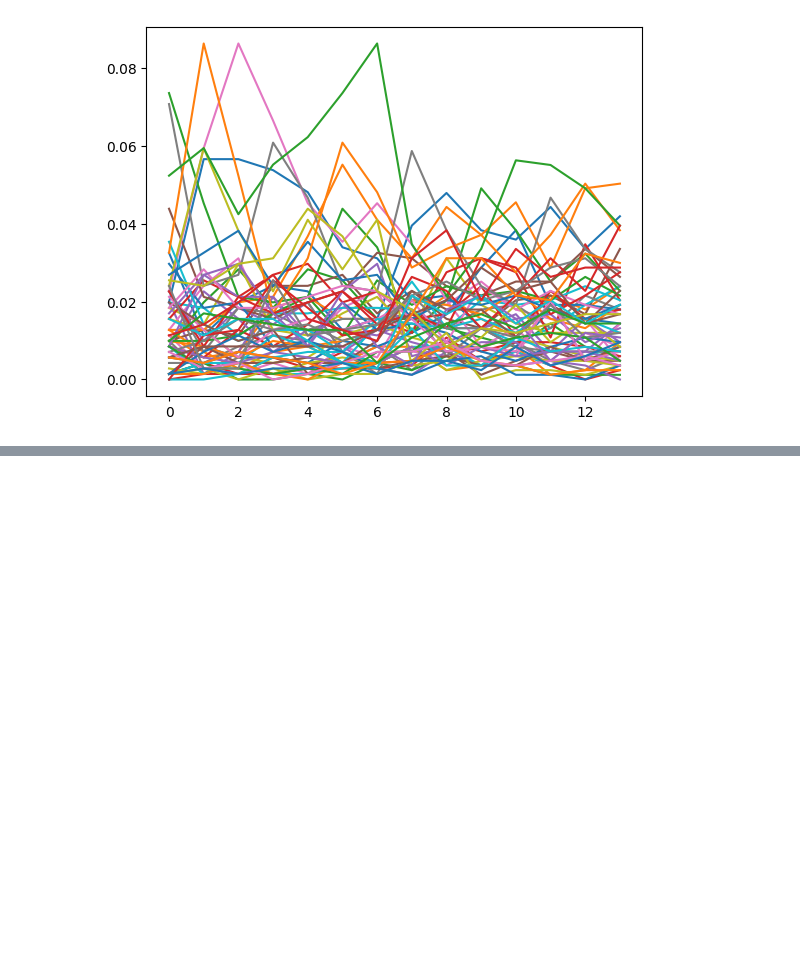
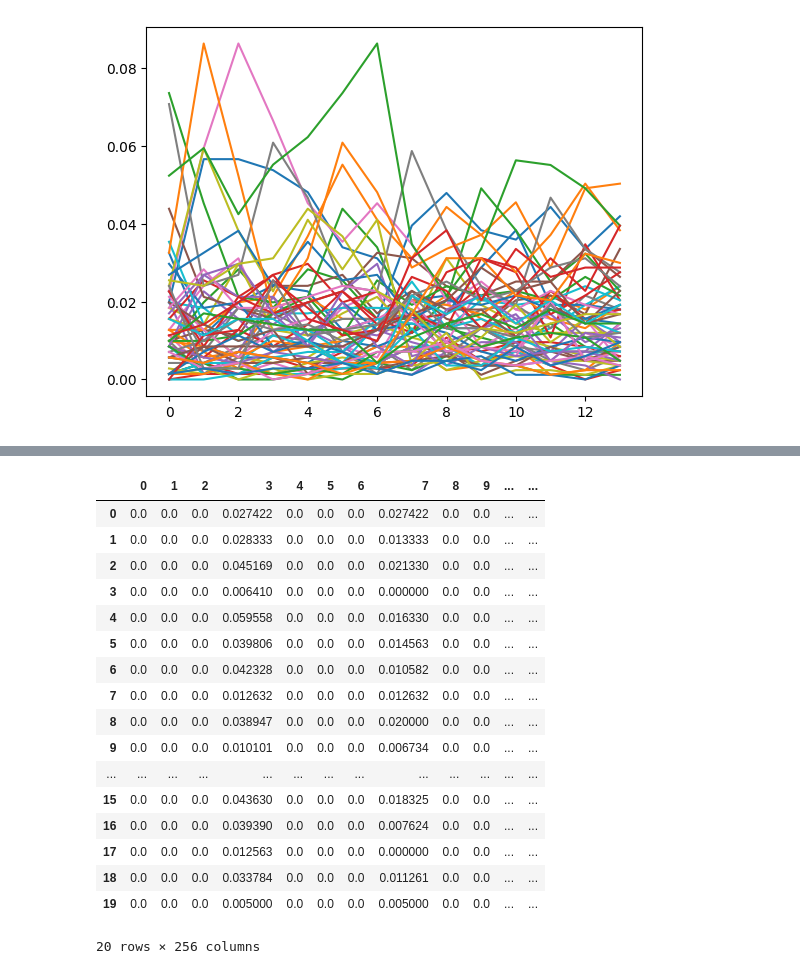
Before and after one commit to Adelaide-ReXIL/XV_prelim, a Jupyter notebook: Code/clinicalLBP.ipynb, the cells around one changed output, grey strips where cells are left out. Cells and saved outputs as stored; diff of their text form; code cells hidden in the pictures; blank space fills up the shorter version.

```diff
--- a/Code/clinicalLBP.ipynb
+++ b/Code/clinicalLBP.ipynb
@@ -249,0 +264,26 @@ for _,row in df.iterrows():
+# %%
+label=[]
+features=pd.DataFrame()
+
+for r in res:
+    label.append(r[0])
+    features=pd.concat([features,r[1]],ignore_index=True)
+# %% [output]
+|  | 0 | 1 | 2 | 3 | 4 | 5 | 6 | 7 | 8 | 9 | ... | ... |
+| 0 | 0.0 | 0.0 | 0.0 | 0.027422 | 0.0 | 0.0 | 0.0 | 0.027422 | 0.0 | 0.0 | ... | ... |
+| 1 | 0.0 | 0.0 | 0.0 | 0.028333 | 0.0 | 0.0 | 0.0 | 0.013333 | 0.0 | 0.0 | ... | ... |
+| 2 | 0.0 | 0.0 | 0.0 | 0.045169 | 0.0 | 0.0 | 0.0 | 0.021330 | 0.0 | 0.0 | ... | ... |
+| 3 | 0.0 | 0.0 | 0.0 | 0.006410 | 0.0 | 0.0 | 0.0 | 0.000000 | 0.0 | 0.0 | ... | ... |
+| 4 | 0.0 | 0.0 | 0.0 | 0.059558 | 0.0 | 0.0 | 0.0 | 0.016330 | 0.0 | 0.0 | ... | ... |
+| 5 | 0.0 | 0.0 | 0.0 | 0.039806 | 0.0 | 0.0 | 0.0 | 0.014563 | 0.0 | 0.0 | ... | ... |
+| 6 | 0.0 | 0.0 | 0.0 | 0.042328 | 0.0 | 0.0 | 0.0 | 0.010582 | 0.0 | 0.0 | ... | ... |
+| 7 | 0.0 | 0.0 | 0.0 | 0.012632 | 0.0 | 0.0 | 0.0 | 0.012632 | 0.0 | 0.0 | ... | ... |
+| 8 | 0.0 | 0.0 | 0.0 | 0.038947 | 0.0 | 0.0 | 0.0 | 0.020000 | 0.0 | 0.0 | ... | ... |
+| 9 | 0.0 | 0.0 | 0.0 | 0.010101 | 0.0 | 0.0 | 0.0 | 0.006734 | 0.0 | 0.0 | ... | ... |
+| ... | ... | ... | ... | ... | ... | ... | ... | ... | ... | ... | ... | ... |
+| 15 | 0.0 | 0.0 | 0.0 | 0.043630 | 0.0 | 0.0 | 0.0 | 0.018325 | 0.0 | 0.0 | ... | ... |
+| 16 | 0.0 | 0.0 | 0.0 | 0.039390 | 0.0 | 0.0 | 0.0 | 0.007624 | 0.0 | 0.0 | ... | ... |
+| 17 | 0.0 | 0.0 | 0.0 | 0.012563 | 0.0 | 0.0 | 0.0 | 0.000000 | 0.0 | 0.0 | ... | ... |
+| 18 | 0.0 | 0.0 | 0.0 | 0.033784 | 0.0 | 0.0 | 0.0 | 0.011261 | 0.0 | 0.0 | ... | ... |
+| 19 | 0.0 | 0.0 | 0.0 | 0.005000 | 0.0 | 0.0 | 0.0 | 0.005000 | 0.0 | 0.0 | ... | ... |
+20 rows × 256 columns
```
Also changed, not shown: parts of 5 cells of this notebook, 1 other file.
